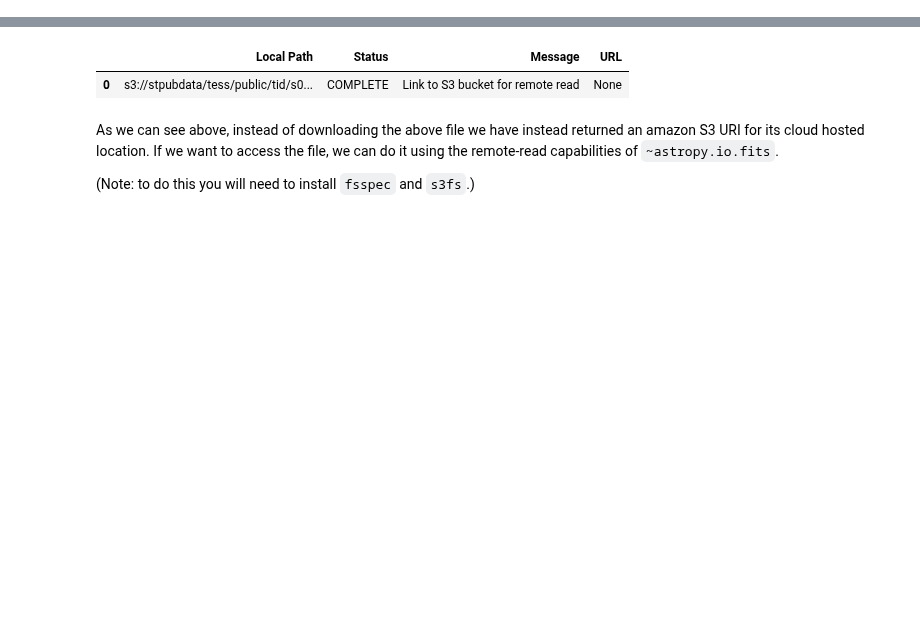
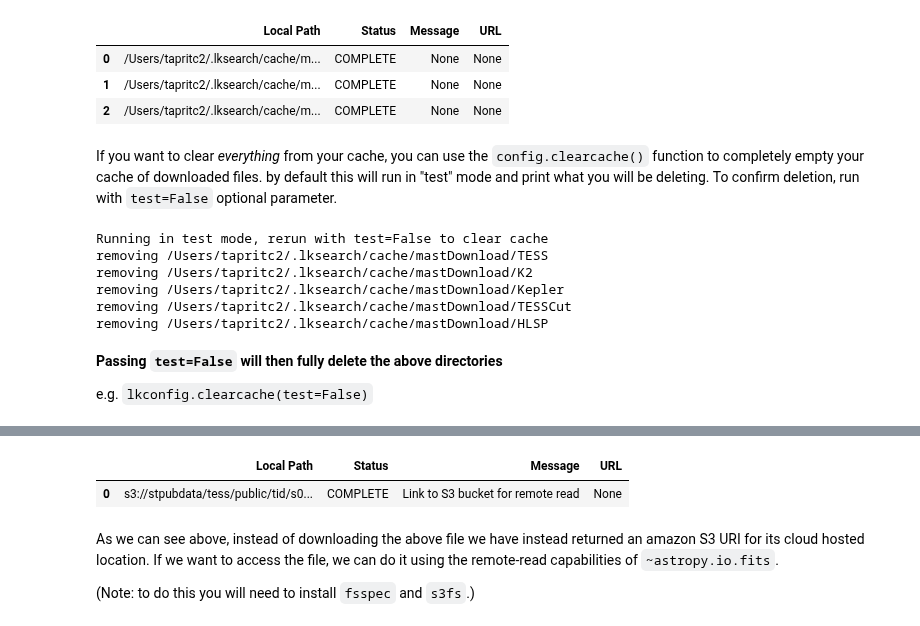
Before and after one commit to lightkurve/lksearch, a Jupyter notebook: docs/tutorials/cloud-data-searches.ipynb, the cells around one changed output, grey strips where cells are left out. Cells and saved outputs as stored; diff of their text form; code cells hidden in the pictures; blank space fills up the shorter version.

```diff
--- a/docs/tutorials/cloud-data-searches.ipynb
+++ b/docs/tutorials/cloud-data-searches.ipynb
@@ -15,0 +21,12 @@ Using this `DOWNLOAD_CLOUD` functionality, we can find a cloud-hosted file and r
+# %%
+import os
+from lksearch import K2Search
+
+##First lets download a few files
+manifest = K2Search("K2-18").HLSPs.timeseries.download()
+manifest
+# %% [output]
+|  | Local Path | Status | Message | URL |
+| 0 | /Users/tapritc2/.lksearch/cache/m... | COMPLETE | None | None |
+| 1 | /Users/tapritc2/.lksearch/cache/m... | COMPLETE | None | None |
+| 2 | /Users/tapritc2/.lksearch/cache/m... | COMPLETE | None | None |
@@ -15,0 +37,15 @@ Using this `DOWNLOAD_CLOUD` functionality, we can find a cloud-hosted file and r
+# %% [markdown]
+If you want to clear *everything* from your cache, you can use the `config.clearcache()` function to completely empty your cache of downloaded files. by default this will run in "test" mode and print what you will be deleting.  To confirm deletion, run with `test=False` optional parameter.
+# %%
+lkconfig.clearcache()
+# %% [output]
+Running in test mode, rerun with test=False to clear cache
+removing /Users/tapritc2/.lksearch/cache/mastDownload/TESS
+removing /Users/tapritc2/.lksearch/cache/mastDownload/K2
+removing /Users/tapritc2/.lksearch/cache/mastDownload/Kepler
+removing /Users/tapritc2/.lksearch/cache/mastDownload/TESSCut
+removing /Users/tapritc2/.lksearch/cache/mastDownload/HLSP
+# %% [markdown]
+**Passing `test=False` will then fully delete the above directories**
+
+e.g. `lkconfig.clearcache(test=False)`
```
Also changed, not shown: parts of 12 cells of this notebook, 6 other files.
